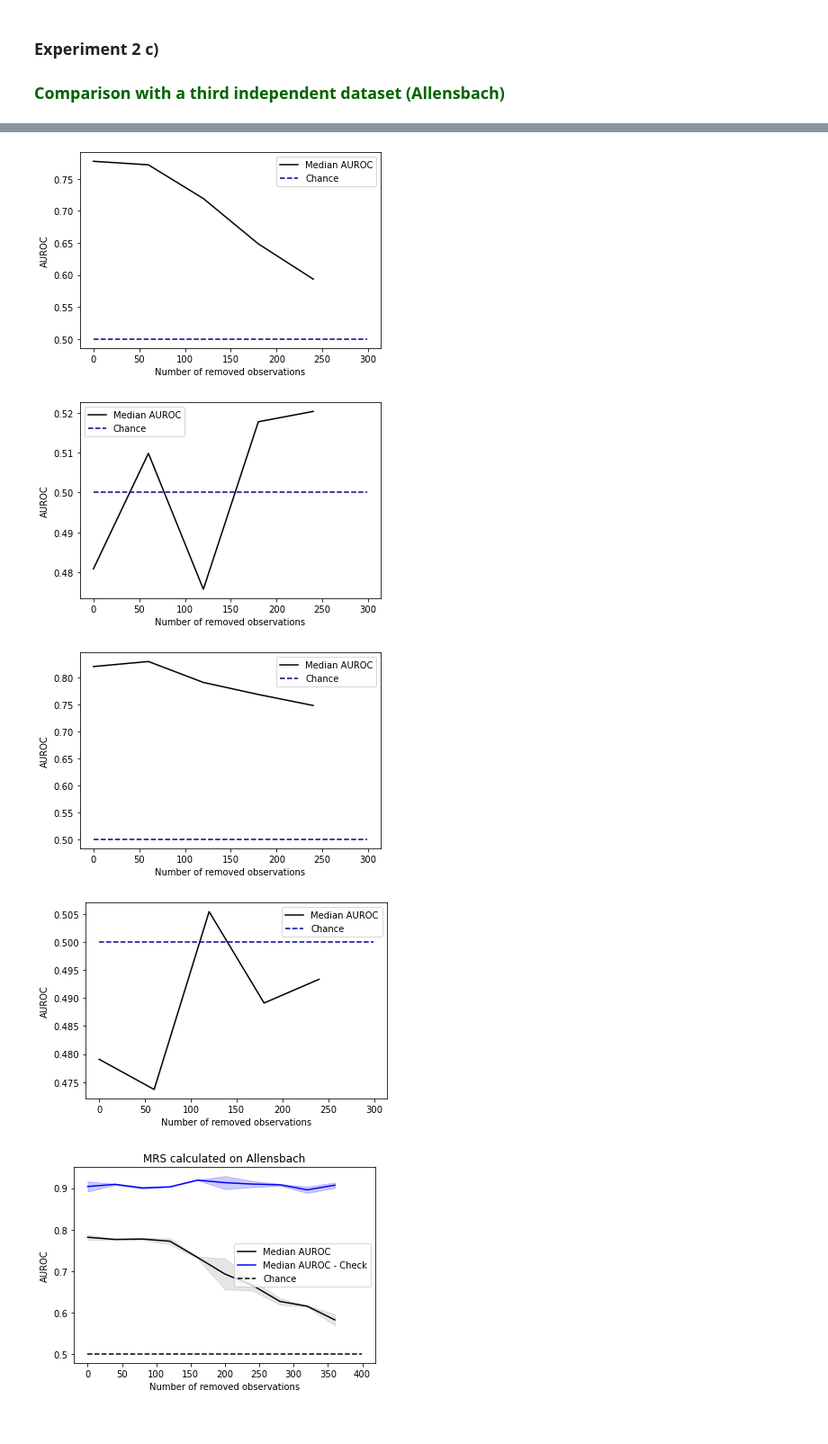
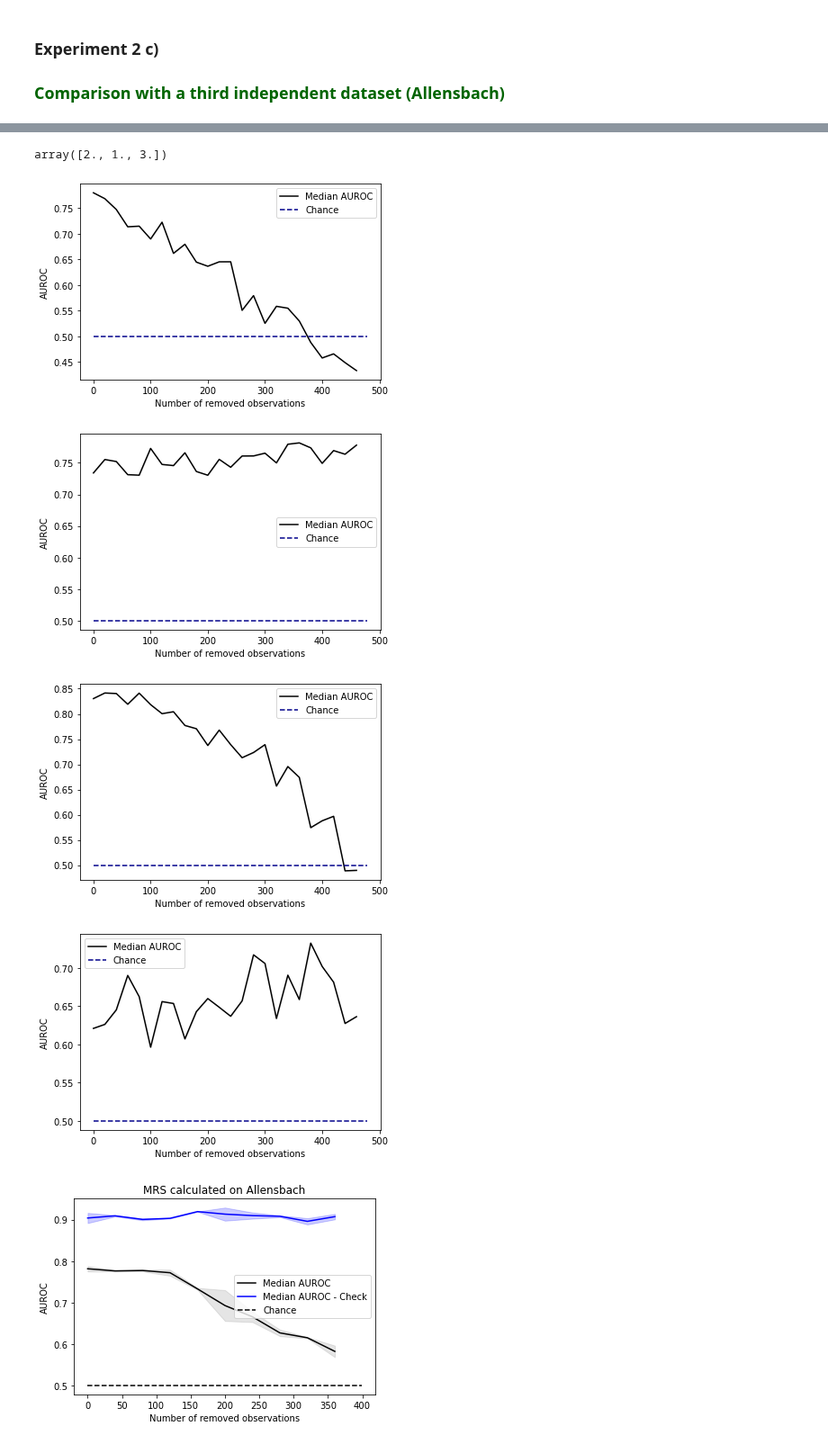
Before and after one commit to laksannathan/maximal-representative-sampling, a Jupyter notebook: src/Maximal Representative Sampling.ipynb, the cells around one changed output, grey strips where cells are left out. Shown at 90% size. Saved outputs shown, nothing was run; the diff lists cells and outputs as text; code cells hidden in the pictures.

```diff
--- a/src/Maximal Representative Sampling.ipynb
+++ b/src/Maximal Representative Sampling.ipynb
@@ -581,7 +581,7 @@ temperatures = np.random.normal(mu, sigma, 10)
 allensbach = pd.read_csv(os.path.join(path, 'data/allensbach_mrs.csv'))
 allensbach.drop(['Unnamed: 0'], axis=1, inplace=True)
 allensbach_columns = ['Alter', 'BRS1', 'BRS2', 'BRS3', 'BRS4', 'BRS5', 'BRS6',
-                      'Berufsgruppe', 'Erwerbstätigkeit', 'Geschlecht',
+                      'Berufsgruppe', 'Erwerbstaetigkeit', 'Geschlecht',
                       'Optimismus', 'Pessimismus', 'Schulabschluss', 'woechentlicheArbeitszeit']
 
 
@@ -777,11 +829,10 @@ gbs_scaling_columns = ['Geburtsjahr', 'Geburtsland', 'Nationalitaet', 'Familiens
                       'BRS4', 'BRS5', 'BRS6','woechentlicheArbeitszeit', 'Optimismus', 'Pessimismus', 'Schulabschluss']
 
 
-all_columns = ['Erwerbstaetigkeit', 'Berufsgruppe', 'Geschlecht']
+all_columns = ['Erwerbstaetigkeit', 'Geschlecht']
 
 allensbach = pd.read_csv(os.path.join(path, 'data/allensbach_mrs.csv'))
 allensbach.drop(['Unnamed: 0'], axis=1, inplace=True)
-allensbach = allensbach.rename(columns={'Erwerbstätigkeit':'Erwerbstaetigkeit'})
 allensbach_columns = ['Alter', 'BRS1', 'BRS2', 'BRS3', 'BRS4', 'BRS5', 'BRS6',
                       'Optimismus', 'Pessimismus', 'Schulabschluss', 'woechentlicheArbeitszeit']
 
@@ -926,8 +909,12 @@ scaled_gesis_checking[all_columns]
+# %%
+gesis.Erwerbstaetigkeit.unique()
+# %% [output]
+array([2., 1., 3.])
 # %%
 mu, sigma = 0.1, 0.06
 temperatures = np.random.normal(mu, sigma, 1)
 
-drop = 60
+drop = 20
 number_of_splits = 5
 result_dir_gesis = os.path.join(os.getcwd(), 'results/third_daset_test/gbs_gesis_allensbach_check',
                           datetime.datetime.now().strftime('%Y-%m-%d_%H-%M-%S'))
@@ -972,37 +959,37 @@ for temp in tqdm(temperatures):
                             comparing_dataset=scaled_allensbach_checking,
                             comparing_dataset_columns=all_columns,
                             number_of_iterations=number_of_iterations, number_of_splits=number_of_splits,
                             n_drop=drop, test_size=test_size, cv=cv)
 
     # gesis
     aucs_gesis.append(auc_gesis)
     gesis_median_aucs = np.median(aucs_gesis, axis = 0)
     gesis_std_aucs = np.std(aucs_gesis, axis = 0)
     plot_auc_median(gesis_median_aucs, gesis_std_aucs, '', save=False)
 
     # allensbach checking
     aucs_allensbach_checking.append(auc_allensbach_checking)
     allensbach_median_comparison_aucs = np.median(aucs_allensbach_checking, axis = 0)
     allenbach_std_comparison_aucs = np.std(aucs_allensbach_checking, axis = 0)
     plot_auc_median(allensbach_median_comparison_aucs, allenbach_std_comparison_aucs, '', save=False)
 
 os.makedirs(result_dir_gesis, exist_ok=True)
 os.makedirs(result_dir_allensbach, exist_ok=True)
 
 pickle.dump(allensbach_median_aucs, open(result_dir + "/allensbach_median_aucs", 'wb'))
 pickle.dump(allensbach_std_aucs, open(result_dir + "/allensbach_std_aucs", 'wb'))
 pickle.dump(allensbach_median_comparison_aucs, open(result_dir + "/allensbach_median_comparison_aucs", 'wb'))
 pickle.dump(allenbach_std_comparison_aucs, open(result_dir + "/allenbach_std_comparison_aucs", 'wb'))
 
 pickle.dump(gesis_median_aucs, open(result_dir + "/gesis_median_aucs", 'wb'))
 pickle.dump(gesis_std_aucs, open(result_dir + "/gesis_std_aucs", 'wb'))
 pickle.dump(gesis_median_comparison_aucs, open(result_dir + "/gesis_median_comparison_aucs", 'wb'))
 pickle.dump(gesis_std_comparison_aucs, open(result_dir + "/gesis_std_comparison_aucs", 'wb'))
 # %% [output]
-[figure, old version]
+[figure, new version]
-[figure, old version]
+[figure, new version]
-[figure, old version]
+[figure, new version]
-[figure, old version]
+[figure, new version]
 # %%
 pickle.dump(allensbach_median_comparison_aucs, open("results/allensbach_median_comparison_aucs", 'wb'))
 pickle.dump(allenbach_std_comparison_aucs, open("results/allenbach_std_comparison_aucs", 'wb'))
```
Also changed, not shown: parts of 7 cells of this notebook, 3 other files.
